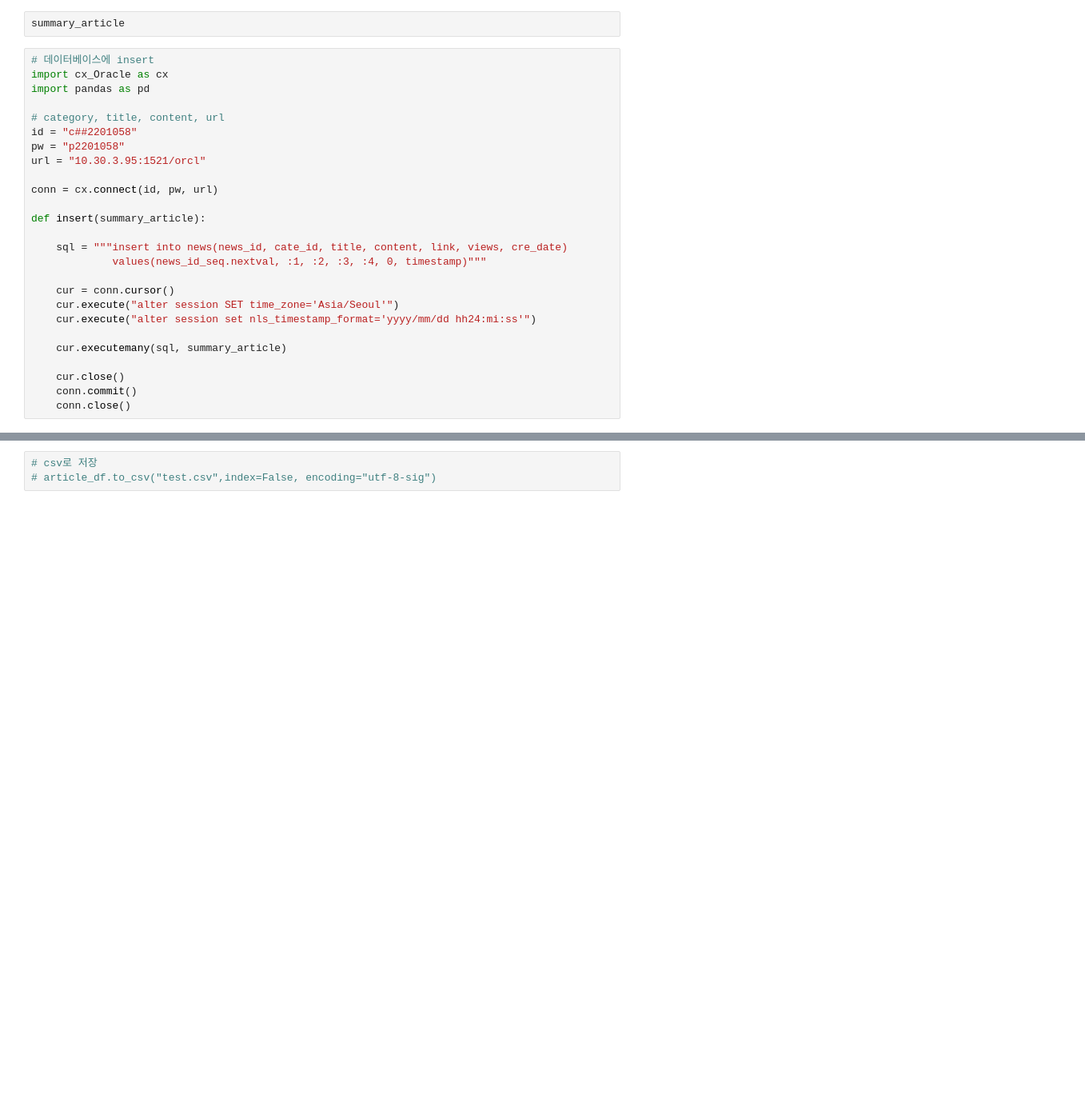
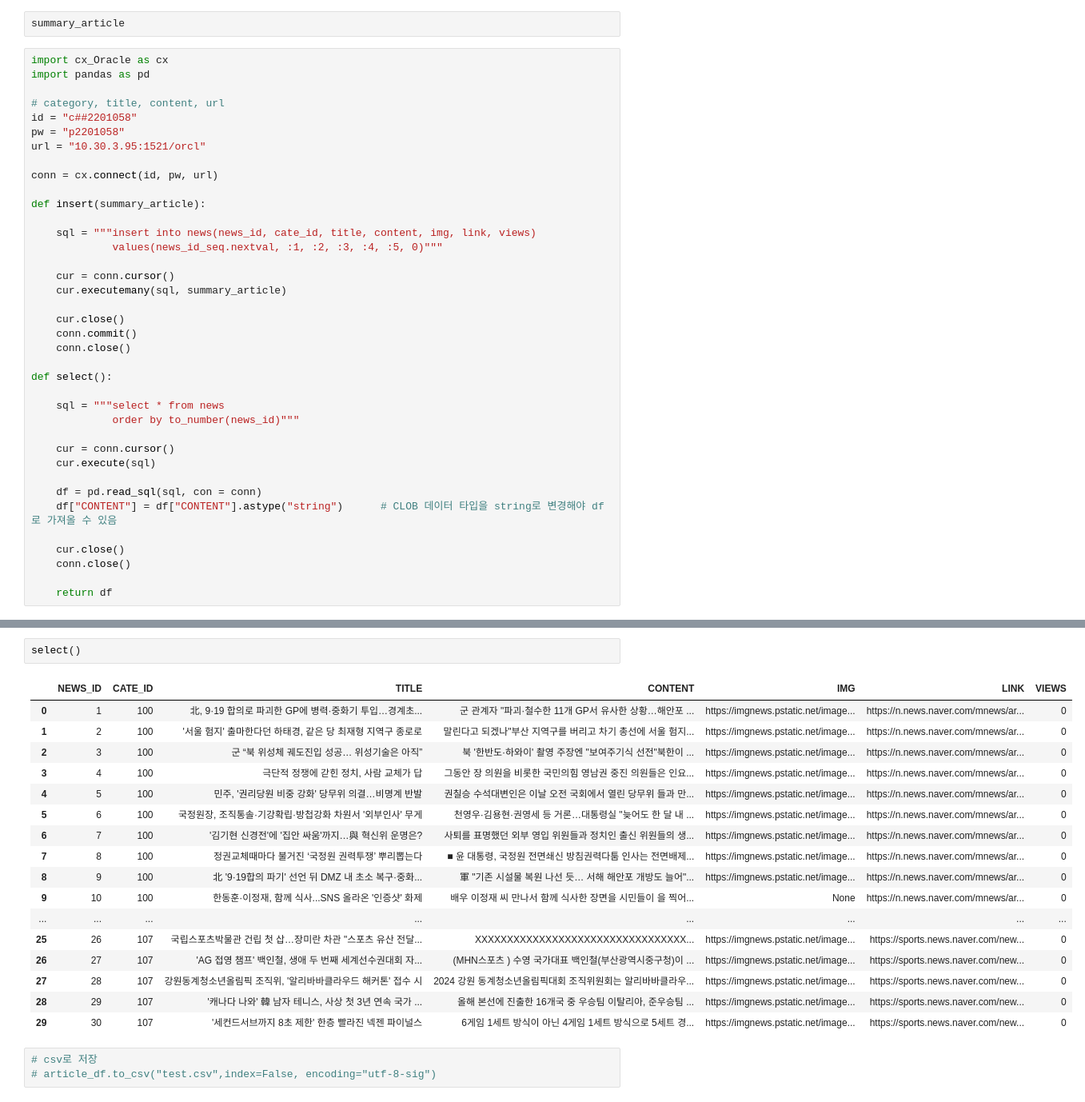
Before and after one commit to Yoon-juhan/naverNewsSummary, a Jupyter notebook: shortnews/ShortNews.ipynb, the cells around one changed output, grey strips where cells are left out. Shown: that part at 80% size. Cells and saved outputs as stored; diff of their text form; blank space fills up the shorter version.

Commit message:
이미지 가져오기 / DB에 저장 / DB select해서 DF로 가져오기

```diff
--- a/shortnews/ShortNews.ipynb
+++ b/shortnews/ShortNews.ipynb
@@ -502,7 +535,6 @@ summary_article = convertCategory(summary_article)                     # 카테
 # %%
 summary_article
 # %%
-# 데이터베이스에 insert
 import cx_Oracle as cx
 import pandas as pd
 
@@ -515,17 +547,30 @@ conn = cx.connect(id, pw, url)
 
 def insert(summary_article):
 
-    sql = """insert into news(news_id, cate_id, title, content, link, views, cre_date)
-             values(news_id_seq.nextval, :1, :2, :3, :4, 0, timestamp)"""
+    sql = """insert into news(news_id, cate_id, title, content, img, link, views)
+             values(news_id_seq.nextval, :1, :2, :3, :4, :5, 0)"""
 
     cur = conn.cursor()
-    cur.execute("alter session SET time_zone='Asia/Seoul'")
-    cur.execute("alter session set nls_timestamp_format='yyyy/mm/dd hh24:mi:ss'")
-
     cur.executemany(sql, summary_article)
 
     cur.close()
     conn.commit()
     conn.close()
+
+def select():
+
+    sql = """select * from news
+             order by to_number(news_id)"""
+
+    cur = conn.cursor()
+    cur.execute(sql)
+
+    df = pd.read_sql(sql, con = conn)
+    df["CONTENT"] = df["CONTENT"].astype("string")      # CLOB 데이터 타입을 string로 변경해야 df로 가져올 수 있음
+
+    cur.close()
+    conn.close()
+
+    return df
 # %%
 insert(summary_article.values.tolist())
@@ -534,3 +577,23 @@ DatabaseError: ORA-00984: 열을 사용할 수 없습니다
+# %%
+select()
+# %% [output]
+|  | NEWS_ID | CATE_ID | TITLE | CONTENT | IMG | LINK | VIEWS |
+| 0 | 1 | 100 | 北, 9·19 합의로 파괴한 GP에 병력·중화기 투입…경계초... | 군 관계자 "파괴·철수한 11개 GP서 유사한 상황…해안포 ... | https://imgnews.pstatic.net/image... | https://n.news.naver.com/mnews/ar... | 0 |
+| 1 | 2 | 100 | '서울 험지' 출마한다던 하태경, 같은 당 최재형 지역구 종로로 | 말린다고 되겠나"부산 지역구를 버리고 차기 총선에 서울 험지... | https://imgnews.pstatic.net/image... | https://n.news.naver.com/mnews/ar... | 0 |
+| 2 | 3 | 100 | 군 “북 위성체 궤도진입 성공… 위성기술은 아직” | 북 '한반도·하와이' 촬영 주장엔 "보여주기식 선전"북한이 ... | https://imgnews.pstatic.net/image... | https://n.news.naver.com/mnews/ar... | 0 |
+| 3 | 4 | 100 | 극단적 정쟁에 갇힌 정치, 사람 교체가 답 | 그동안 장 의원을 비롯한 국민의힘 영남권 중진 의원들은 인요... | https://imgnews.pstatic.net/image... | https://n.news.naver.com/mnews/ar... | 0 |
+| 4 | 5 | 100 | 민주, '권리당원 비중 강화' 당무위 의결…비명계 반발 | 권칠승 수석대변인은 이날 오전 국회에서 열린 당무위 들과 만... | https://imgnews.pstatic.net/image... | https://n.news.naver.com/mnews/ar... | 0 |
+| 5 | 6 | 100 | 국정원장, 조직통솔·기강확립·방첩강화 차원서 '외부인사' 무게 | 천영우·김용현·권영세 등 거론…대통령실 "늦어도 한 달 내 ... | https://imgnews.pstatic.net/image... | https://n.news.naver.com/mnews/ar... | 0 |
+| 6 | 7 | 100 | '김기현 신경전'에 '집안 싸움'까지…與 혁신위 운명은? | 사퇴를 표명했던 외부 영입 위원들과 정치인 출신 위원들의 생... | https://imgnews.pstatic.net/image... | https://n.news.naver.com/mnews/ar... | 0 |
+| 7 | 8 | 100 | 정권교체때마다 불거진 ‘국정원 권력투쟁’ 뿌리뽑는다 | ■ 윤 대통령, 국정원 전면쇄신 방침권력다툼 인사는 전면배제... | https://imgnews.pstatic.net/image... | https://n.news.naver.com/mnews/ar... | 0 |
+| 8 | 9 | 100 | 北 '9·19합의 파기' 선언 뒤 DMZ 내 초소 복구·중화... | 軍 "기존 시설물 복원 나선 듯… 서해 해안포 개방도 늘어"... | https://imgnews.pstatic.net/image... | https://n.news.naver.com/mnews/ar... | 0 |
+| 9 | 10 | 100 | 한동훈·이정재, 함께 식사...SNS 올라온 '인증샷' 화제 | 배우 이정재 씨 만나서 함께 식사한 장면을 시민들이 을 찍어... | None | https://n.news.naver.com/mnews/ar... | 0 |
+| ... | ... | ... | ... | ... | ... | ... | ... |
+| 25 | 26 | 107 | 국립스포츠박물관 건립 첫 삽…장미란 차관 "스포츠 유산 전달... | XXXXXXXXXXXXXXXXXXXXXXXXXXXXXXXXX... | https://imgnews.pstatic.net/image... | https://sports.news.naver.com/new... | 0 |
+| 26 | 27 | 107 | 'AG 접영 챔프' 백인철, 생애 두 번째 세계선수권대회 자... | (MHN스포츠 ) 수영 국가대표 백인철(부산광역시중구청)이 ... | https://imgnews.pstatic.net/image... | https://sports.news.naver.com/new... | 0 |
+| 27 | 28 | 107 | 강원동계청소년올림픽 조직위, '알리바바클라우드 해커톤' 접수 시 | 2024 강원 동계청소년올림픽대회 조직위원회는 알리바바클라우... | https://imgnews.pstatic.net/image... | https://sports.news.naver.com/new... | 0 |
+| 28 | 29 | 107 | '캐나다 나와' 韓 남자 테니스, 사상 첫 3년 연속 국가 ... | 올해 본선에 진출한 16개국 중 우승팀 이탈리아, 준우승팀 ... | https://imgnews.pstatic.net/image... | https://sports.news.naver.com/new... | 0 |
+| 29 | 30 | 107 | '세컨드서브까지 8초 제한' 한층 빨라진 넥젠 파이널스 | 6게임 1세트 방식이 아닌 4게임 1세트 방식으로 5세트 경... | https://imgnews.pstatic.net/image... | https://sports.news.naver.com/new... | 0 |
 # %%
 # csv로 저장
 # article_df.to_csv("test.csv",index=False, encoding="utf-8-sig")
```
Also changed, not shown: parts of 8 cells of this notebook, 7 other files.
